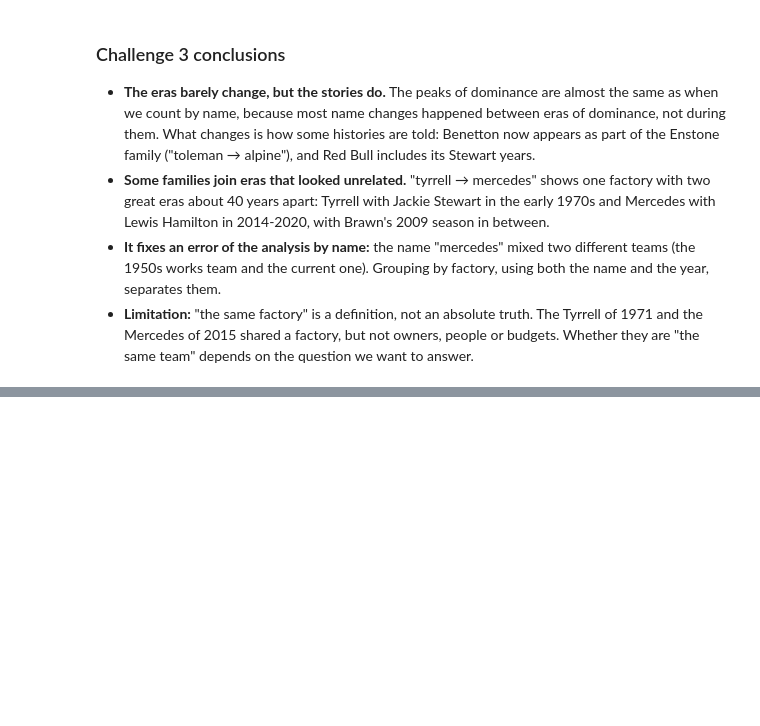
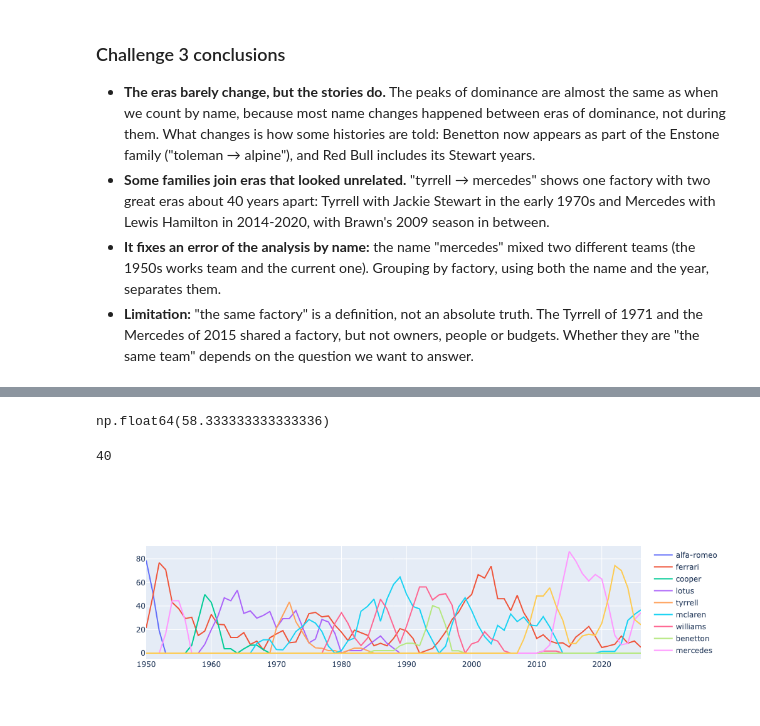
Before and after one commit to AliR-lab/f1-analytics, a Jupyter notebook: notebooks/01_dominant_teams.ipynb, the cells around one changed output, grey strips where cells are left out. Drawn from its saved outputs; the diff is of its cells as text; code cells hidden in the pictures; blank space fills up the shorter version.

```diff
--- a/notebooks/01_dominant_teams.ipynb
+++ b/notebooks/01_dominant_teams.ipynb
@@ -542,0 +552,29 @@ plt.show()
+# %%
+windows = [1, 3, 5, 10]
+smoothed = {}
+
+for w in windows:
+    smoothed[w] = pivot[order].rolling(window=w, center=True, min_periods=1).mean()
+
+smoothed[3].loc[1988, "mclaren"]
+# %% [output]
+np.float64(58.333333333333336)
+# %%
+import plotly.graph_objects as go
+
+fig = go.Figure()
+
+for w in windows:
+    for team in order:
+        fig.add_trace(go.Scatter(
+            x=smoothed[w].index,
+            y=smoothed[w][team],
+            name=team,
+            visible=(w == 3),
+        ))
+
+print(len(fig.data))
+fig.show()
+# %% [output]
+40
+[figure, added]
```
Also changed, not shown: parts of 6 cells of this notebook, 4 other files.
